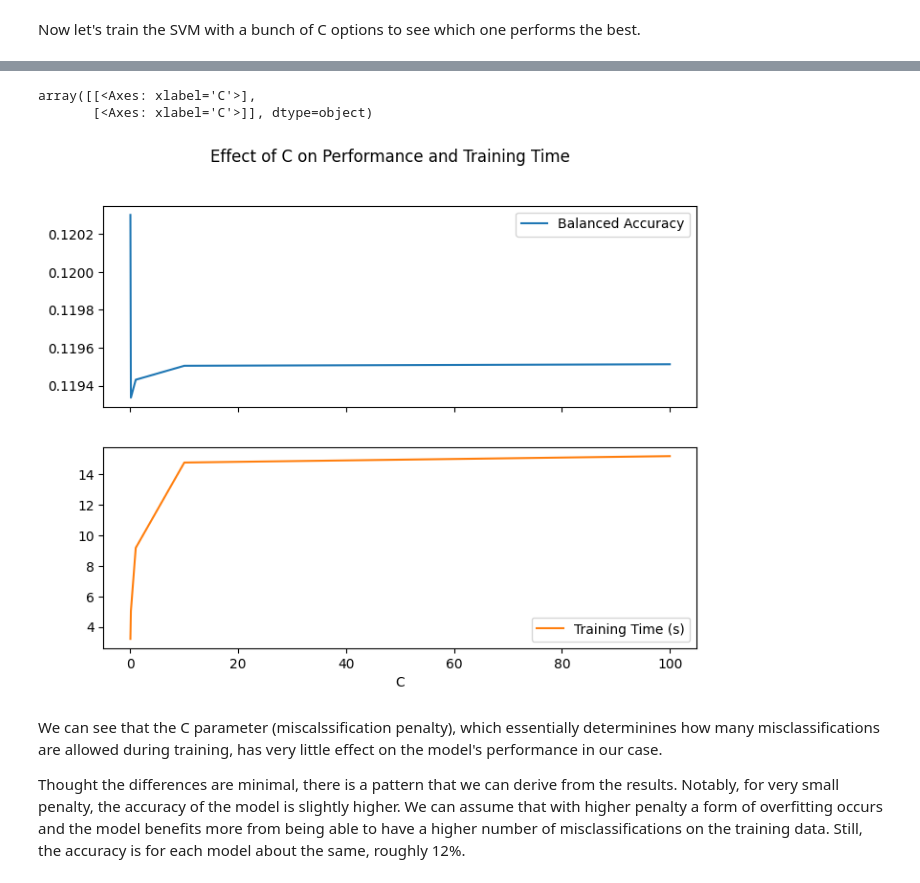
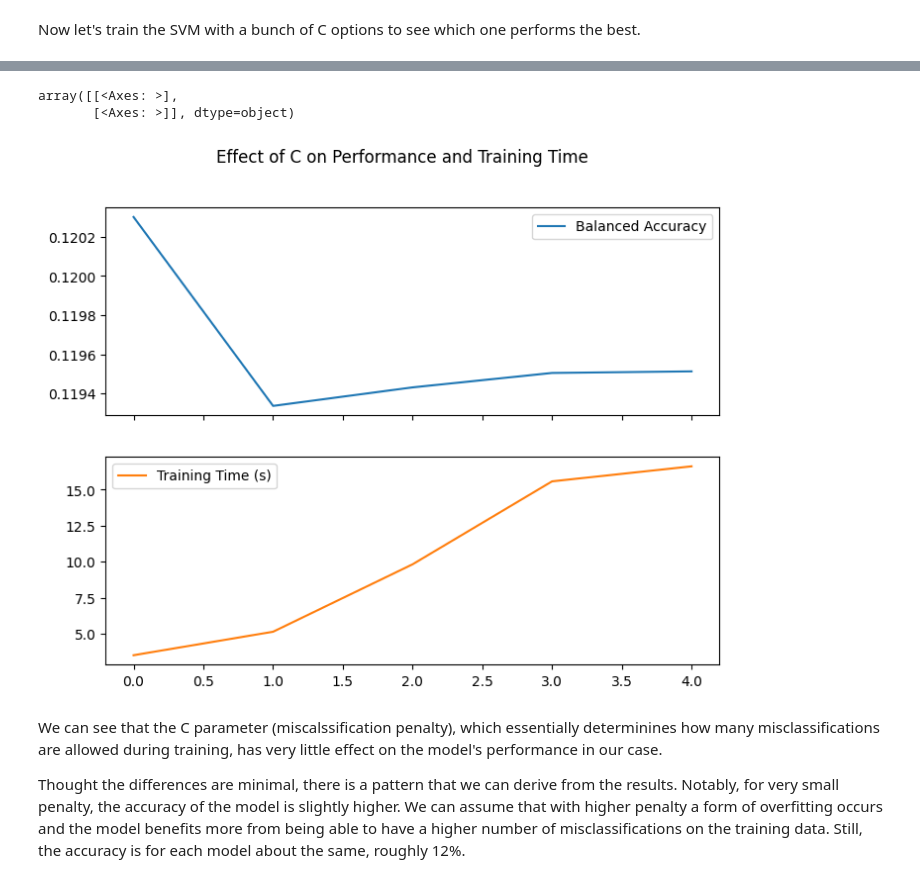
Before and after one commit to tomashobza/tuw_ml_seattle_crime, a Jupyter notebook: svm_seattle_crime/svm_seattle_crime.ipynb, the cells around one changed output, grey strips where cells are left out. Drawn from its saved outputs; the diff is of its cells as text; code cells hidden in the pictures.

```diff
--- a/svm_seattle_crime/svm_seattle_crime.ipynb
+++ b/svm_seattle_crime/svm_seattle_crime.ipynb
@@ -433,13 +433,13 @@ df_c_results
 # %%
 df_c_results_plot = df_c_results.copy()
-df_c_results_plot = df_c_results_plot.set_index('C')
+# df_c_results_plot = df_c_results_plot.set_index('C')
 df_c_results_plot = df_c_results_plot[['balanced_accuracy', 'train_time']]
 df_c_results_plot.columns = ['Balanced Accuracy', 'Training Time (s)']
 df_c_results_plot.plot(subplots=True, layout=(2,1), figsize=(8,6), title="Effect of C on Performance and Training Time")
 # %% [output]
-array([[<Axes: xlabel='C'>],
-       [<Axes: xlabel='C'>]], dtype=object)
+array([[<Axes: >],
+       [<Axes: >]], dtype=object)
-[figure, old version]
+[figure, new version]
 # %% [markdown]
 We can see that the C parameter (miscalssification penalty), which essentially determinines how many misclassifications are allowed during training, has very little effect on the model's performance in our case.
 
```
Also changed, not shown: parts of 8 cells of this notebook.
